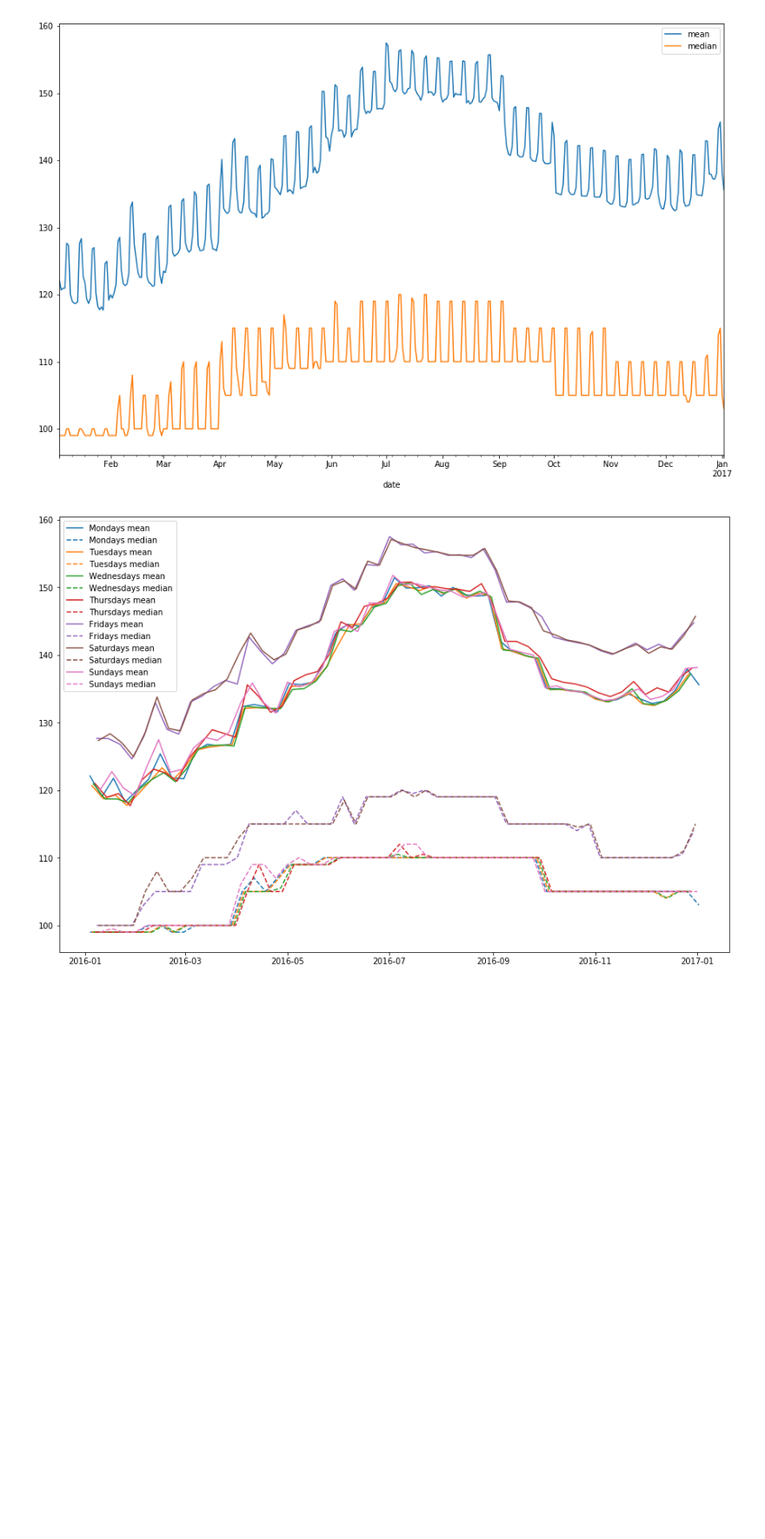
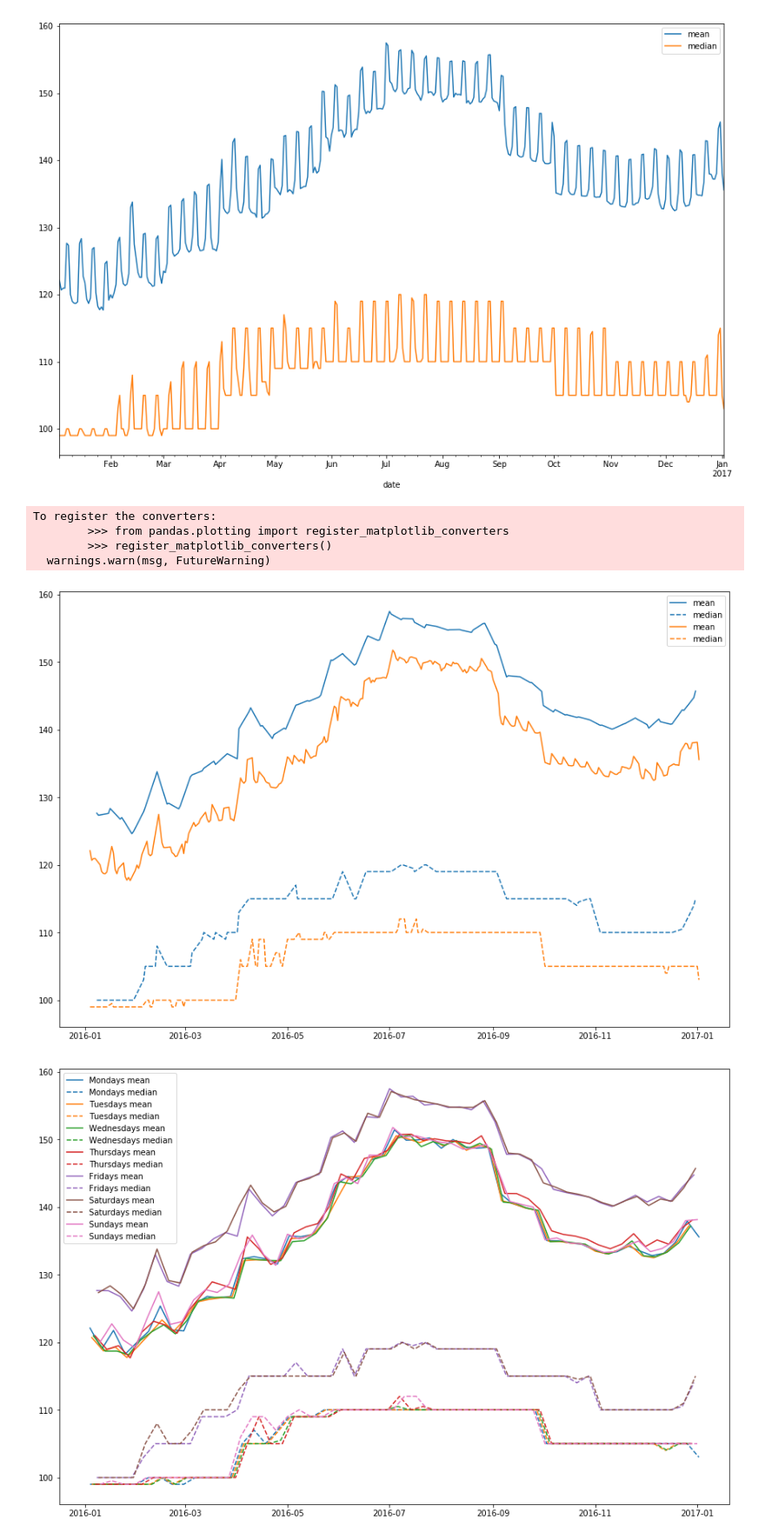
Before and after one commit to rubengura/SeattleAirBnBAnalysis, a Jupyter notebook: Udacity Data Science Nanodegree P1T2.ipynb, the cells around one changed output. Shown at 87% size. Saved outputs shown, nothing was run; the diff lists cells and outputs as text; code cells hidden in the pictures; blank space fills up the shorter version.

```diff
--- a/Udacity Data Science Nanodegree P1T2.ipynb
+++ b/Udacity Data Science Nanodegree P1T2.ipynb
@@ -137,6 +137,21 @@ calendar.groupby('date')['price'].agg(['mean', 'median']).plot(figsize=(15,10))
 # %% [output]
 <matplotlib.axes._subplots.AxesSubplot at 0x...>
 [figure]
+# %%
+plt.figure(figsize=(15,10))
+for pos, is_weekend in enumerate([True, False]):
+    filt = calendar[calendar['is_friday_saturday']  == is_weekend].groupby('date')['price'].agg(['mean', 'median',
+                                                                                        'min', 'max'])
+    plt.plot(filt.index, filt['mean'], color='C'+str(pos))
+    plt.plot(filt.index, filt['median'], color='C'+str(pos), linestyle='--')
+    plt.legend()
+plt.show()
+# %% [output]
+To register the converters:
+        >>> from pandas.plotting import register_matplotlib_converters
+        >>> register_matplotlib_converters()
+  warnings.warn(msg, FutureWarning)
+[figure, added]
 # %%
 plt.figure(figsize=(15,10))
 for pos, weekday in enumerate(calendar['weekday'].unique()):
```
Also changed, not shown: parts of 2 cells of this notebook.
